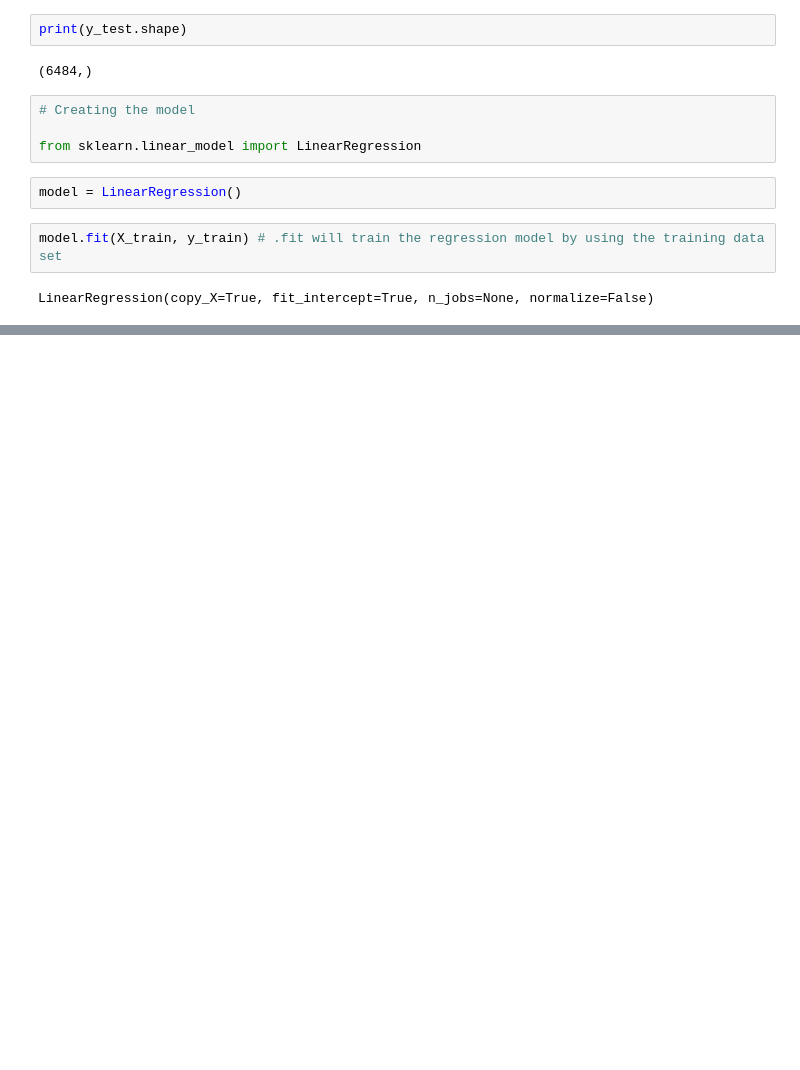
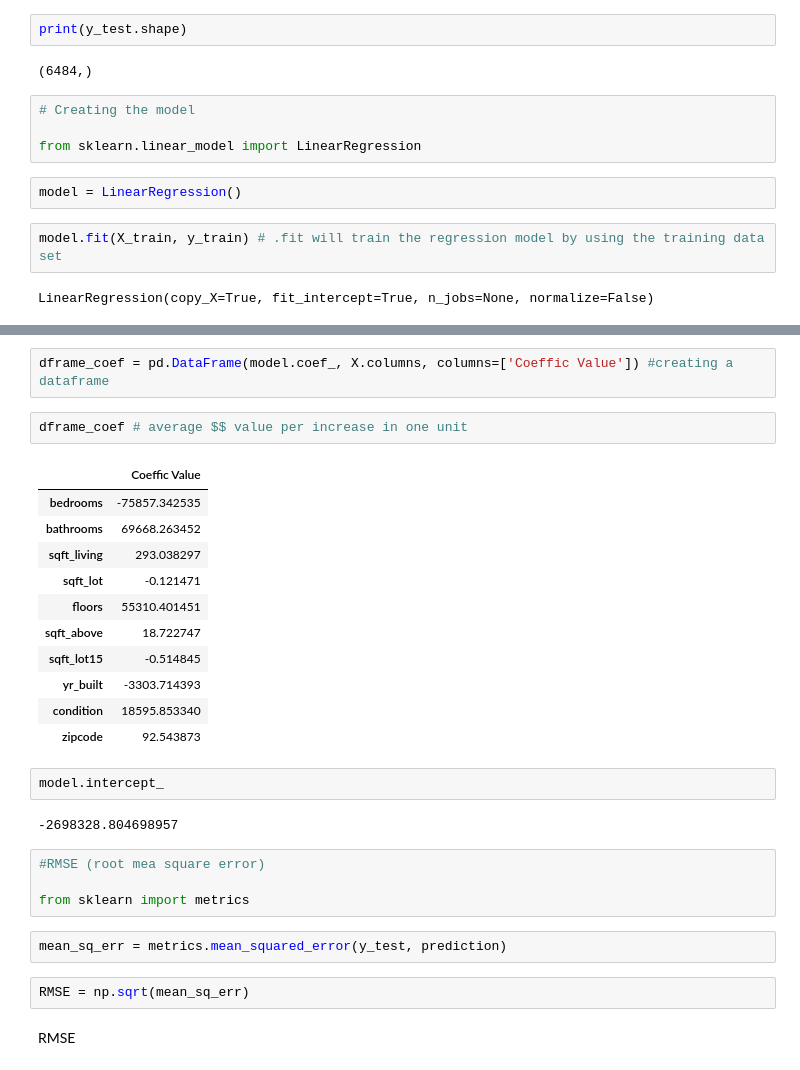
Before and after one commit to bebo09/LinearRegression, a Jupyter notebook: Liner Regression - A Case Study Approach.ipynb, the cells around one changed output, grey strips where cells are left out. Drawn from its saved outputs; the diff is of its cells as text; blank space fills up the shorter version.

```diff
--- a/Liner Regression - A Case Study Approach.ipynb
+++ b/Liner Regression - A Case Study Approach.ipynb
@@ -168,0 +216,30 @@ predicion = model.predict(X_test)
+# %%
+dframe_coef = pd.DataFrame(model.coef_, X.columns, columns=['Coeffic Value']) #creating a dataframe
+# %%
+dframe_coef # average $$ value per increase in one unit
+# %% [output]
+|  | Coeffic Value |
+| bedrooms | -75857.342535 |
+| bathrooms | 69668.263452 |
+| sqft_living | 293.038297 |
+| sqft_lot | -0.121471 |
+| floors | 55310.401451 |
+| sqft_above | 18.722747 |
+| sqft_lot15 | -0.514845 |
+| yr_built | -3303.714393 |
+| condition | 18595.853340 |
+| zipcode | 92.543873 |
+# %%
+model.intercept_
+# %% [output]
+-2698328.804698957
+# %%
+#RMSE (root mea square error)
+
+from sklearn import metrics
+# %%
+mean_sq_err = metrics.mean_squared_error(y_test, prediction)
+# %%
+RMSE = np.sqrt(mean_sq_err)
+# %% [markdown]
+RMSE
```
Also changed, not shown: parts of 25 cells of this notebook.
